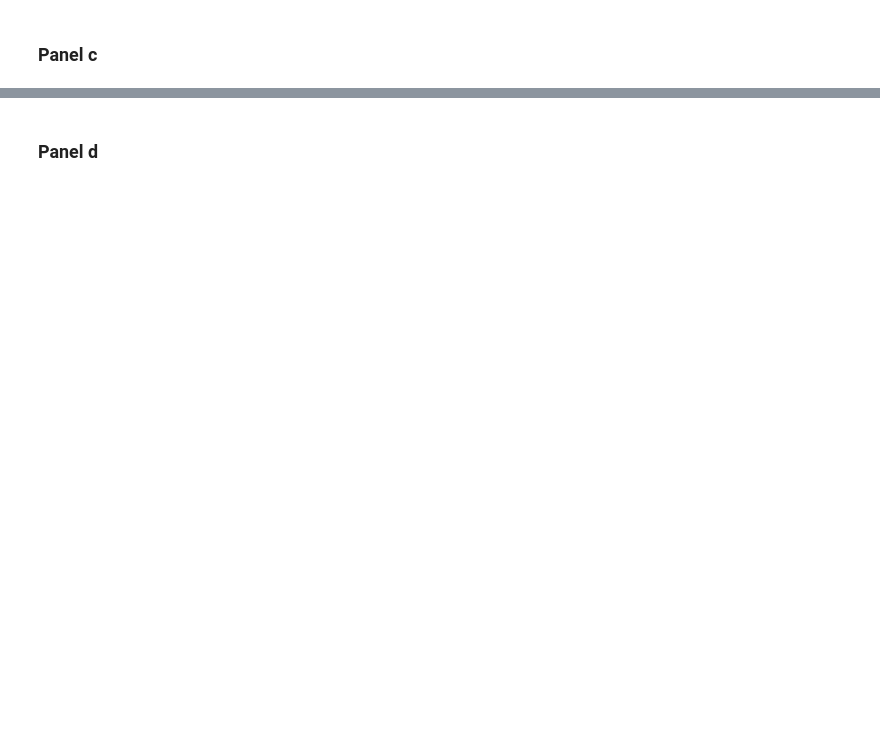
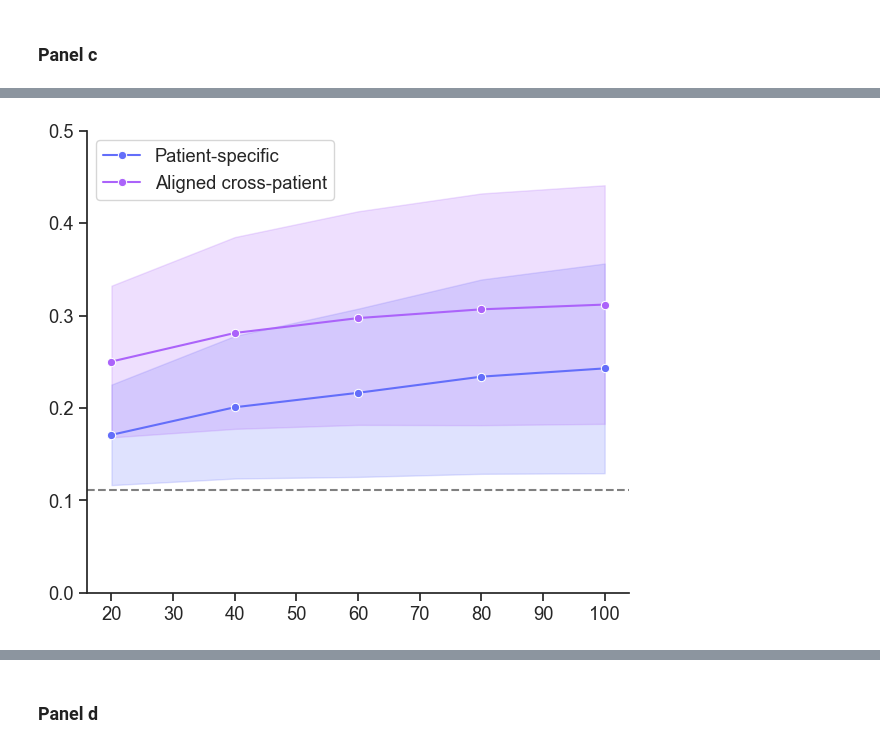
Before and after one commit to coganlab/cross_patient_speech_decoding, a Jupyter notebook: aligned_decoding/figures/fig_4.ipynb, the cells around one changed output, grey strips where cells are left out. Drawn from its saved outputs; the diff is of its cells as text; code cells hidden in the pictures; blank space fills up the shorter version.

```diff
--- a/aligned_decoding/figures/fig_4.ipynb
+++ b/aligned_decoding/figures/fig_4.ipynb
@@ -1100,0 +1028,17 @@ Articulator Map Aligned vs Unaligned p-value:
+# %%
+plt.subplots(1,1,figsize=(7,6))
+
+sns.lineplot(data=tss_df_long, x='Subsampling Ratio', y='Decoding Accuracy', hue='Decoding Context', marker='o', errorbar='sd', palette=['#636EFA', '#AB63FA'])
+plt.axhline(1/9, color='grey', linestyle='--')
+# plt.title('Decoding Accuracy by Target Subsampling Ratio')
+plt.xlabel('')
+plt.ylabel('')
+plt.ylim(0.05, 0.5)
+plt.yticks(np.arange(0, 0.55, 0.1))
+plt.legend(loc='upper left')
+
+sns.despine()
+plt.savefig(r"C:\Users\zms14\Box\CoganLab\IndividualMeetings\Zac\manuscripts\cross_patient_speech_decoding\figures\fig_4\trial_subsampling.svg")
+plt.show()
+# %% [output]
+[figure, added]
```
Also changed, not shown: parts of 50 cells of this notebook.
